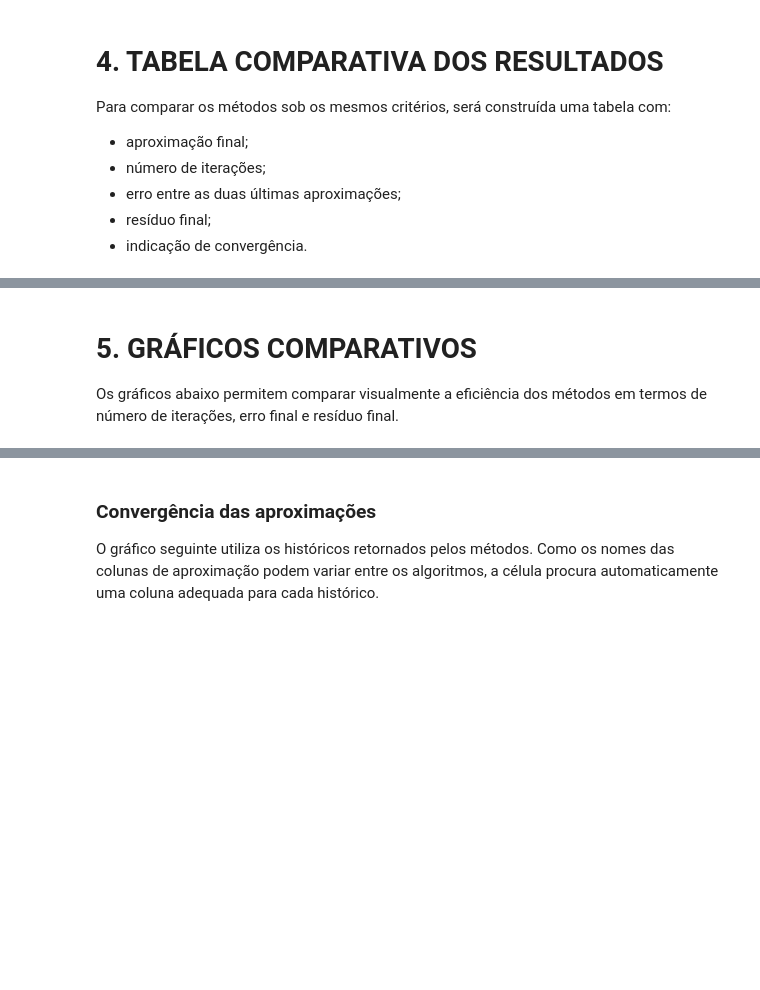
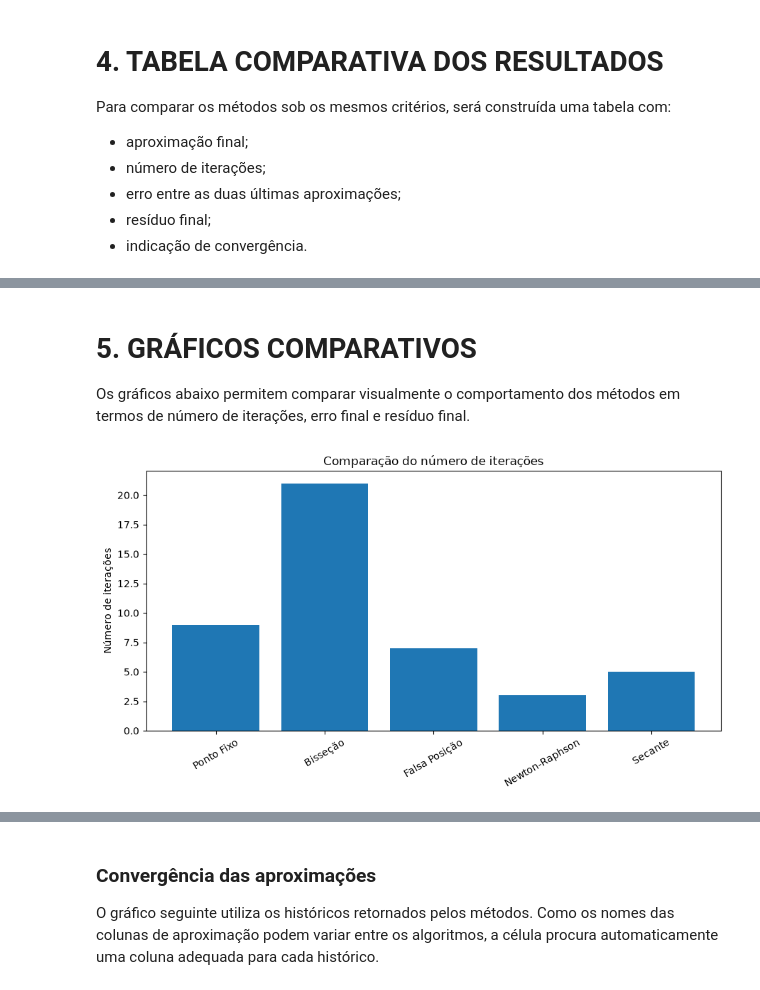
Before and after one commit to Amanda-Aziz/Projeto-de-Metodos-Num, a Jupyter notebook: notebooks/aplicacao_analise_comparativa_metodos_numericos.ipynb, the cells around one changed output, grey strips where cells are left out. Saved outputs shown, nothing was run; the diff lists cells and outputs as text; code cells hidden in the pictures; blank space fills up the shorter version.

Commit message:
finalizado

```diff
--- a/notebooks/aplicacao_analise_comparativa_metodos_numericos.ipynb
+++ b/notebooks/aplicacao_analise_comparativa_metodos_numericos.ipynb
@@ -1143,0 +1137,26 @@ Para comparar os métodos sob os mesmos critérios, será construída uma tabela
+# %%
+resultados = {
+    "Ponto Fixo": resultado_pf,
+    "Bisseção": resultado_bis,
+    "Falsa Posição": resultado_fp,
+    "Newton-Raphson": resultado_newton,
+    "Secante": resultado_sec,
+}
+
+dados_comparacao = []
+
+for metodo, resultado in resultados.items():
+    dados_comparacao.append(
+        {
+            "Método": metodo,
+            "Raiz aproximada (m)": resultado["raiz"],
+            "Iterações": resultado["iteracoes"],
+            "Erro final": resultado["erro"],
+            "Resíduo final": resultado["residuo"],
+            "Convergiu": resultado["convergiu"],
+        }
+    )
+
+tabela_comparativa = pd.DataFrame(dados_comparacao)
+
+tabela_comparativa
@@ -1145,4 +1171,4 @@ Para comparar os métodos sob os mesmos critérios, será construída uma tabela
 <a id="graficos"></a>
 # 5. GRÁFICOS COMPARATIVOS
 
-Os gráficos abaixo permitem comparar visualmente a eficiência dos métodos em termos de número de iterações, erro final e resíduo final.
+Os gráficos abaixo permitem comparar visualmente o comportamento dos métodos em termos de número de iterações, erro final e resíduo final.
@@ -1155,0 +1175,13 @@ Os gráficos abaixo permitem comparar visualmente a eficiência dos métodos em
+# %%
+plt.figure(figsize=(9, 5))
+plt.bar(
+    tabela_comparativa["Método"],
+    tabela_comparativa["Iterações"]
+)
+plt.ylabel("Número de iterações")
+plt.title("Comparação do número de iterações")
+plt.xticks(rotation=30)
+plt.tight_layout()
+plt.show()
+# %% [output]
+[figure, added]
```
Also changed, not shown: parts of 50 cells of this notebook.
